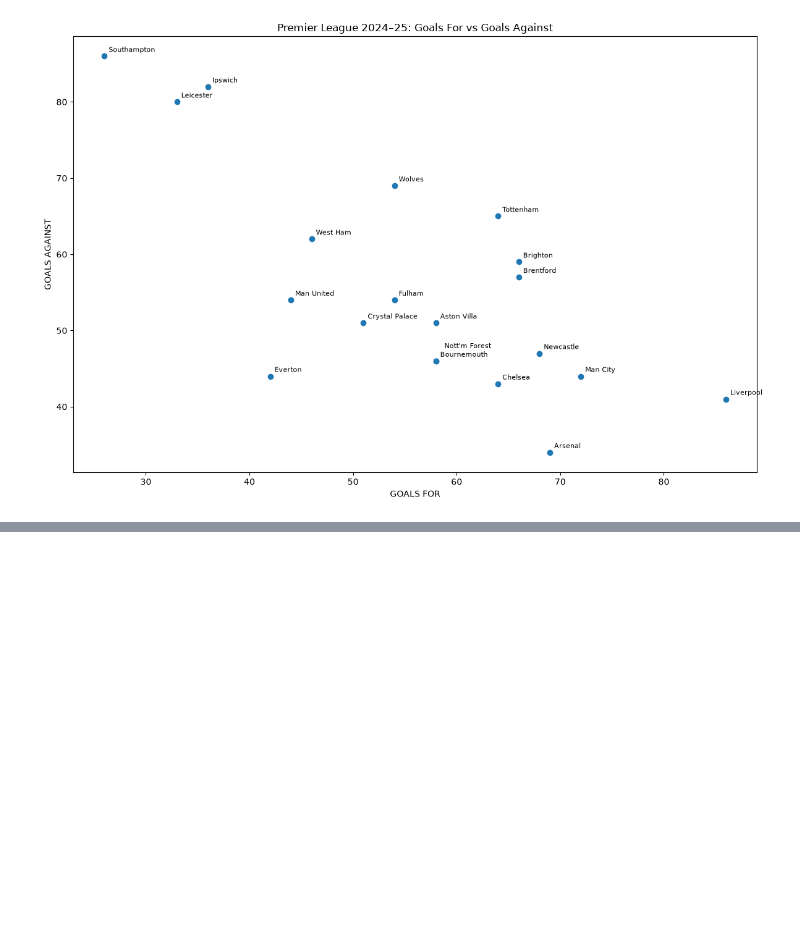
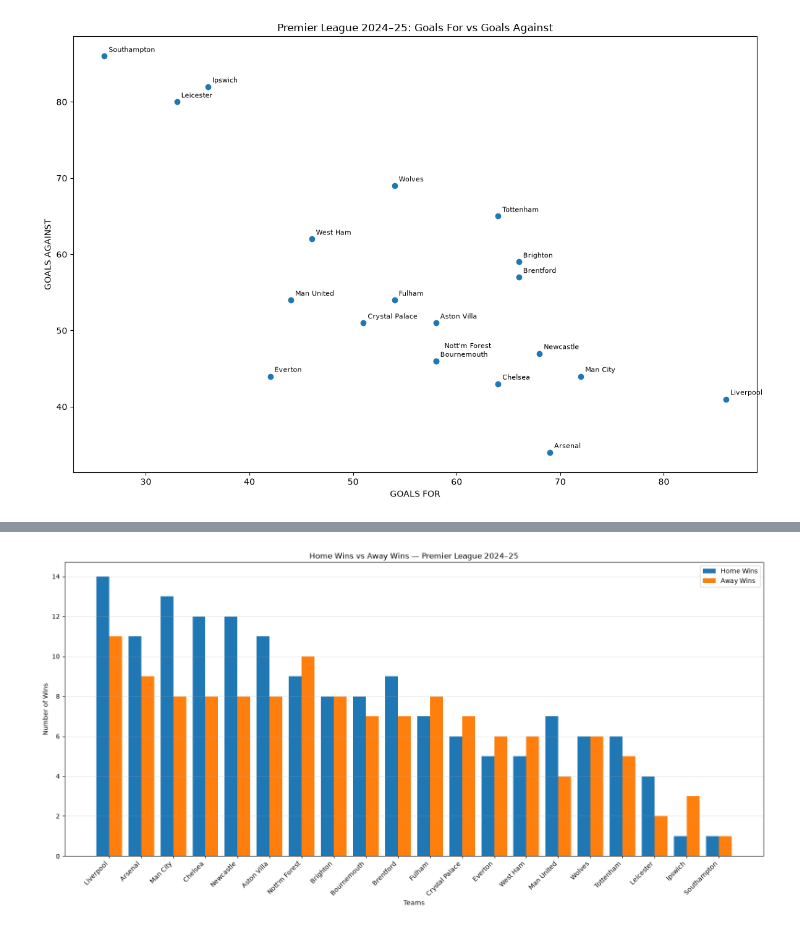
Before and after one commit to Shu123ty/2024-2025_premier_league_analysis, a Jupyter notebook: notebooks/02_league_table_analysis.ipynb, the cells around one changed output, grey strips where cells are left out. Drawn from its saved outputs; the diff is of its cells as text; code cells hidden in the pictures; blank space fills up the shorter version.

Commit message:
Complete Premier League data analysis project

```diff
--- a/notebooks/02_league_table_analysis.ipynb
+++ b/notebooks/02_league_table_analysis.ipynb
@@ -392,0 +433,5 @@ away_goals = {}
+# %%
+league_table["HomeWins"] = home_wins
+league_table["AwayWins"] = away_wins
+league_table["HomeGoals"] = home_goals
+league_table["AwayGoals"] = away_goals
@@ -392,0 +458,3 @@ away_goals = {}
+# %%
+league_table["HomeWinDiff"] = league_table["HomeWins"] - league_table["AwayWins"]
+league_table["HomeAwayGoalDiff"] = league_table["HomeGoals"] - league_table["AwayGoals"]
@@ -392,0 +481,28 @@ away_goals = {}
+# %%
+import numpy as np
+
+
+x = np.arange(len(league_table))
+width = 0.4
+
+plt.figure(figsize=(16, 8))
+
+plt.bar(x - width/2, league_table["HomeWins"], width, label="Home Wins")
+plt.bar(x + width/2, league_table["AwayWins"], width, label="Away Wins")
+
+plt.xlabel("Teams")
+plt.ylabel("Number of Wins")
+plt.title("Home Wins vs Away Wins — Premier League 2024–25")
+
+plt.xticks(x, league_table.index, rotation=45, ha="right")
+plt.legend()
+plt.grid(axis="y", alpha=0.3)
+plt.tight_layout()
+plt.savefig(
+    "outputs/figures/home_wins_vs_away_wins.png",
+    dpi=300,
+    bbox_inches="tight"
+)
+plt.show()
+# %% [output]
+[figure, added]
```
Also changed, not shown: parts of 16 cells of this notebook, 6 other files.
